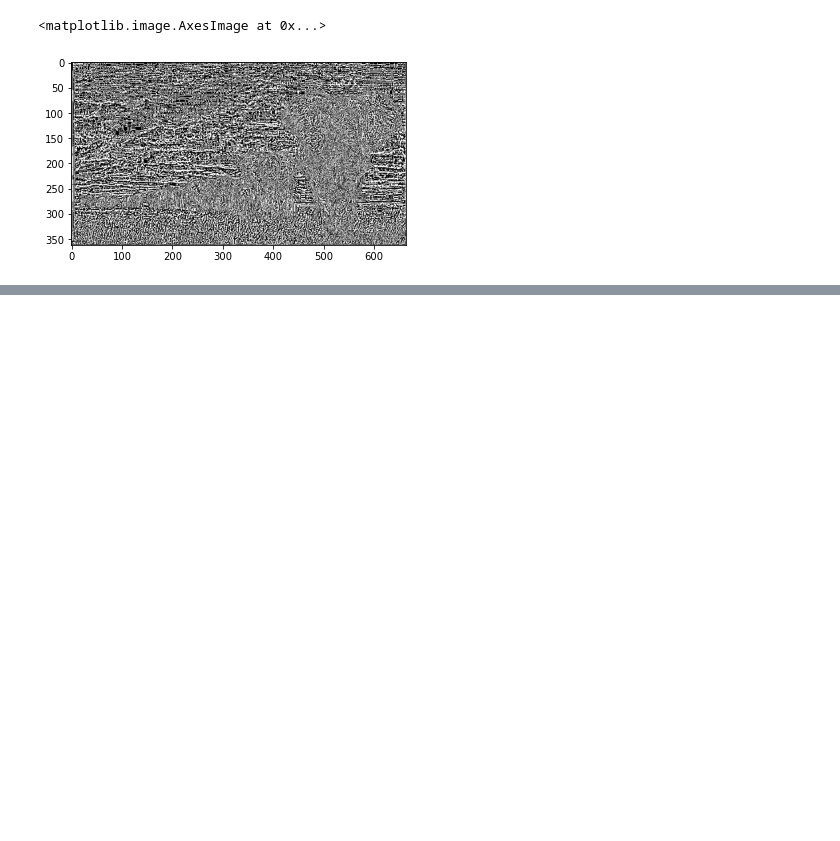
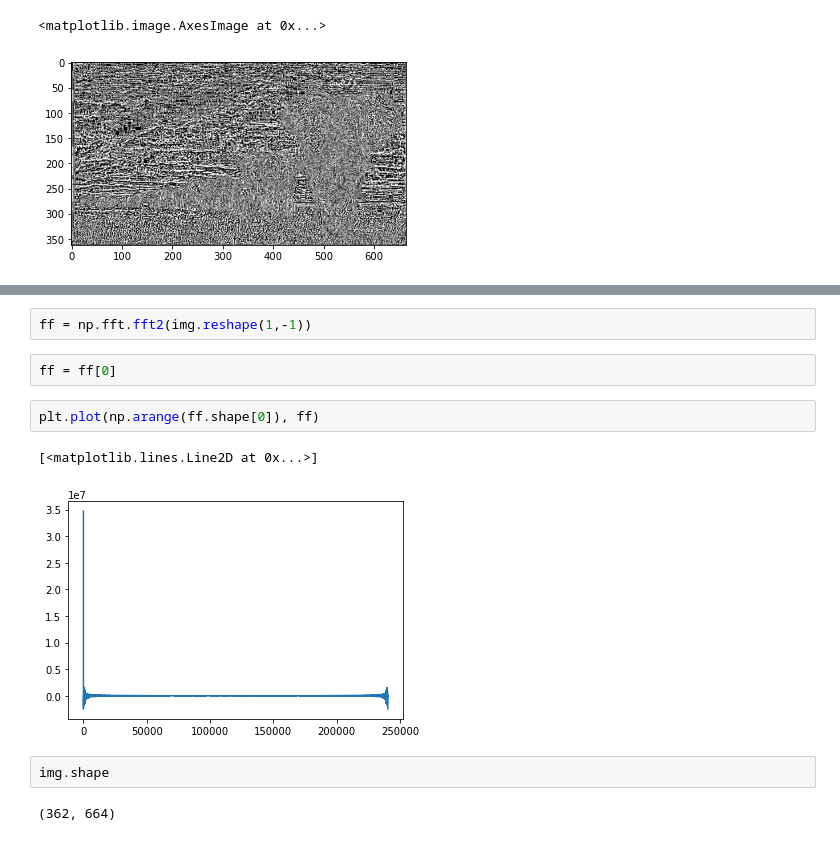
Before and after one commit to jmcsuite/AgentesInteligentes_Up2022, a Jupyter notebook: Convolution/Convolution.ipynb, the cells around one changed output, grey strips where cells are left out. Cells and saved outputs as stored; diff of their text form; blank space fills up the shorter version.

```diff
--- a/Convolution/Convolution.ipynb
+++ b/Convolution/Convolution.ipynb
@@ -51,0 +132,13 @@ plt.imshow(convolution(kernel, img), cmap='gray')
+# %%
+ff = np.fft.fft2(img.reshape(1,-1))
+# %%
+ff = ff[0]
+# %%
+plt.plot(np.arange(ff.shape[0]), ff)
+# %% [output]
+[<matplotlib.lines.Line2D at 0x...>]
+[figure, added]
+# %%
+img.shape
+# %% [output]
+(362, 664)
```
Also changed, not shown: parts of 9 cells of this notebook, 10 other files.
